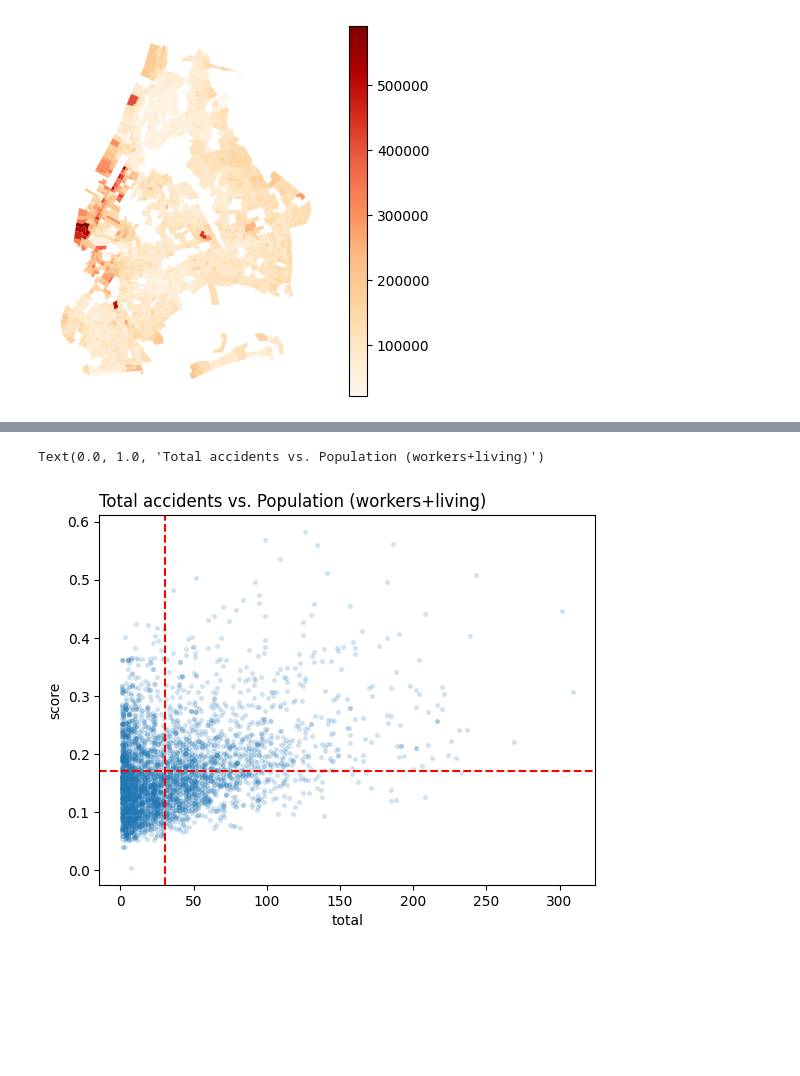
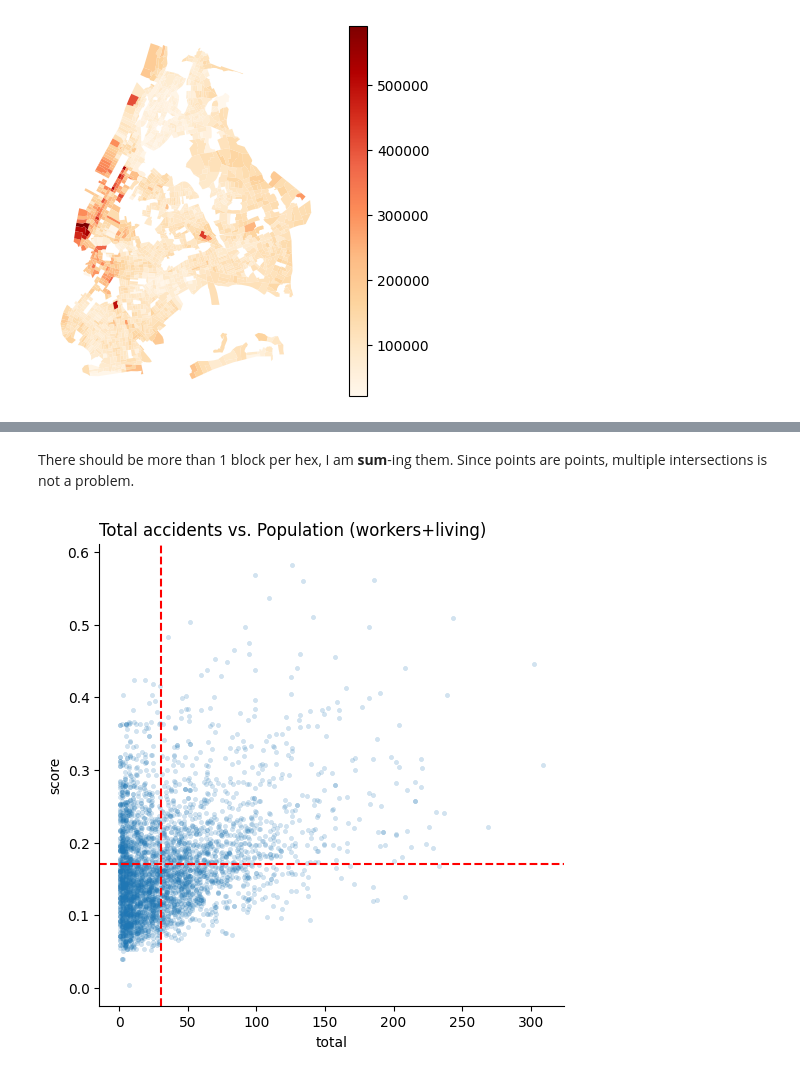
Before and after one commit to cankadir/general-functions, a Jupyter notebook: research/CollusionsData.ipynb, the cells around one changed output, grey strips where cells are left out. Cells and saved outputs as stored; diff of their text form; code cells hidden in the pictures; blank space fills up the shorter version.

```diff
--- a/research/CollusionsData.ipynb
+++ b/research/CollusionsData.ipynb
@@ -124,9 +232,8 @@ gdf2.head()
 # %%
-import numpy as np
-
 # if the contributing factor 1 contains the word cell phone, we will categorize it as 'Cell Phone'
 gdf2 = gdf2[ gdf2['id'].notnull() ].copy()
 
+# Reduce repeating factors
 gdf2['CONTRIBUTING FACTOR VEHICLE 1'] = gdf2['CONTRIBUTING FACTOR VEHICLE 1'].replace({'Cell Phone (hand-Held)':'Cell Phone', 'Cell Phone (hand-held)':'Cell Phone', 'Cell Phone (hands-free)':'Cell Phone' , 'Texting':'Cell Phone'})
 gdf2['CONTRIBUTING FACTOR VEHICLE 1'] = gdf2['CONTRIBUTING FACTOR VEHICLE 1'].replace({'Drugs (Illegal)': "Drugs", 'Drugs (illegal)':'Drugs'  })
 gdf2['CONTRIBUTING FACTOR VEHICLE 1'] = gdf2['CONTRIBUTING FACTOR VEHICLE 1'].replace({'Illnes': "Illness"  })
@@ -138,14 +245,6 @@ factors = gdf2[ ~gdf2['CONTRIBUTING FACTOR VEHICLE 1'].isin(['Unspecified','','8
 factors = factors.explode('CONTRIBUTING FACTOR VEHICLE 1').groupby(['id','CONTRIBUTING FACTOR VEHICLE 1']).size().reset_index(name='counts').pivot(index='id', columns='CONTRIBUTING FACTOR VEHICLE 1', values='counts')
 factors = factors[ factors.sum()[factors.sum() > 5 ].index ]
 
-factor_dict = []
-for i,r in factors.iterrows():
-
-    r = r.dropna()
-    r = r.astype(int)
-    r = r.to_dict()
-    factor_dict.append( r )
-
 print( factors.shape[0] , 'hexes have information' )
 # %% [output]
 4579 hexes have information
@@ -418,15 +548,15 @@ ax.axis('off')
 include Population data to map population normalized accident rates.
 Here the poplation must be population + workers since traffic is more prevelant during the day.
 # %%
-tracts = gpd.read_file(r"C:\Users\cansu\Downloads\NYC_DEMO\cb_2018_36_tract_500k\cb_2018_36_tract_500k.shp")
+tracts = gpd.read_file(r"C:\Users\cansu\Dropbox\Accidents_Data\NYC_DEMO\cb_2018_36_tract_500k\cb_2018_36_tract_500k.shp")
 tracts = tracts[['AFFGEOID','GEOID','geometry']]
 
-d1 = pd.read_csv( r"C:\Users\cansu\Downloads\NYC_DEMO\ACSST5Y2022.S1901_2024-09-24T133749\ACSST5Y2022.S1901-Data.csv", header=[1] )
+d1 = pd.read_csv( r"C:\Users\cansu\Dropbox\Accidents_Data\NYC_DEMO\ACSST5Y2022.S1901_2024-09-24T133749\ACSST5Y2022.S1901-Data.csv", header=[1] )
 d1 = d1.drop( columns = d1.columns[ d1.columns.str.contains('Margin') ] )
 d1 = d1[['Geography','Estimate!!Households!!Mean income (dollars)']]
 d1.columns = ['Geography','Mean Income']
 
-d2 = pd.read_csv( r"C:\Users\cansu\Downloads\NYC_DEMO\ACSST5Y2022.S0101_2024-09-24T133828\ACSST5Y2022.S0101-Data.csv", header=[1] )
+d2 = pd.read_csv( r"C:\Users\cansu\Dropbox\Accidents_Data\NYC_DEMO\ACSST5Y2022.S0101_2024-09-24T133828\ACSST5Y2022.S0101-Data.csv", header=[1] )
 d2 = d2[['Geography' , 'Estimate!!Total!!Total population']]
 d2.columns = ['Geography','Population']
 
@@ -447,3 +579,5 @@ ax.axis('off')
+# %%
+hexs_wdata = hexs_wdata.join( trends.set_index('id'), on='id', how='left')
 # %%
 hexs_wdata_2 = hexs_wdata.join(
     gpd.sjoin( hexs_wdata[['id','geometry']], tracts.to_crs(2263), how='inner', predicate='intersects' ).groupby('id').agg({
@@ -455,5 +598,6 @@ hexs_wdata_2 = hexs_wdata.join(
 # %%
 # data from on the map. This is 2021 data.
-workers = gpd.read_file( r"D:\DATA\CENSUS\Workers\points_2021.shp" )
+workers = gpd.read_file( r"C:\Users\cansu\Dropbox\Accidents_Data\Workers\points_2021.shp" )
 workers = workers.to_crs(2263)
 workers = workers[['id','c000','geometry']]
+workers.head()
@@ -460,3 +611,5 @@ workers = workers[['id','c000','geometry']]
+# %% [markdown]
+There should be more than 1 block per hex, I am **sum**-ing them. Since points are points, multiple intersections is not a problem.
 # %%
 hexs_wdata_2 = hexs_wdata_2.join(
     gpd.sjoin( workers, hexs_wdata_2, how='inner', predicate='intersects' ).groupby('id_right').agg({'c000':'sum'}),
@@ -470,19 +623,21 @@ hexs_wdata_2['c000_norm'] = hexs_wdata_2['c000'] / hexs_wdata_2['c000'].max()
 # score is a population score
 hexs_wdata_2['score'] = (hexs_wdata_2['Population_norm'] + hexs_wdata_2['c000_norm']) / 2
 # %%
+
+fig,ax = plt.subplots( figsize=(6,6) )
 sns.scatterplot(
     data = hexs_wdata_2.reset_index() ,
     x = 'total',
     y = 'score',
-    s=10, ec=None, alpha=0.2
+    s=10, ec=None, alpha=0.2, ax=ax
 )
-
-plt.axvline( hexs_wdata_2['total'].mean(), color='red', linestyle='--')
-plt.axhline( hexs_wdata_2['score'].mean(), color='red', linestyle='--')
-plt.title( 'Total accidents vs. Population (workers+living)', loc='left')
+sns.despine(ax=ax)
+ax.axvline( hexs_wdata_2['total'].mean(), color='red', linestyle='--')
+ax.axhline( hexs_wdata_2['score'].mean(), color='red', linestyle='--')
+ax.set_title( 'Total accidents vs. Population (workers+living)', loc='left')
+fig.savefig( r"C:\Users\cansu\Dropbox\Accidents_Data\charts\Total_accidents_vs_Population.png", dpi=300, bbox_inches='tight')
 # %% [output]
-Text(0.0, 1.0, 'Total accidents vs. Population (workers+living)')
-[figure, old version]
+[figure, new version]
 # %%
 temp = hexs_wdata_2[ (hexs_wdata_2['total'].notnull()) & (hexs_wdata_2['score'].notnull()) ]
 
```
Also changed, not shown: parts of 42 cells of this notebook, 1 other file.
